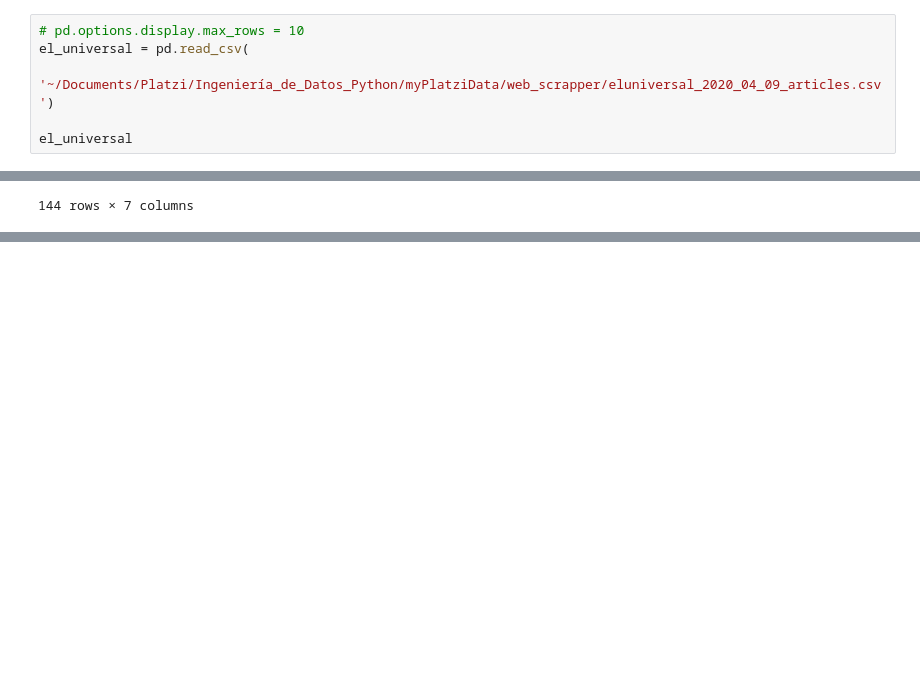
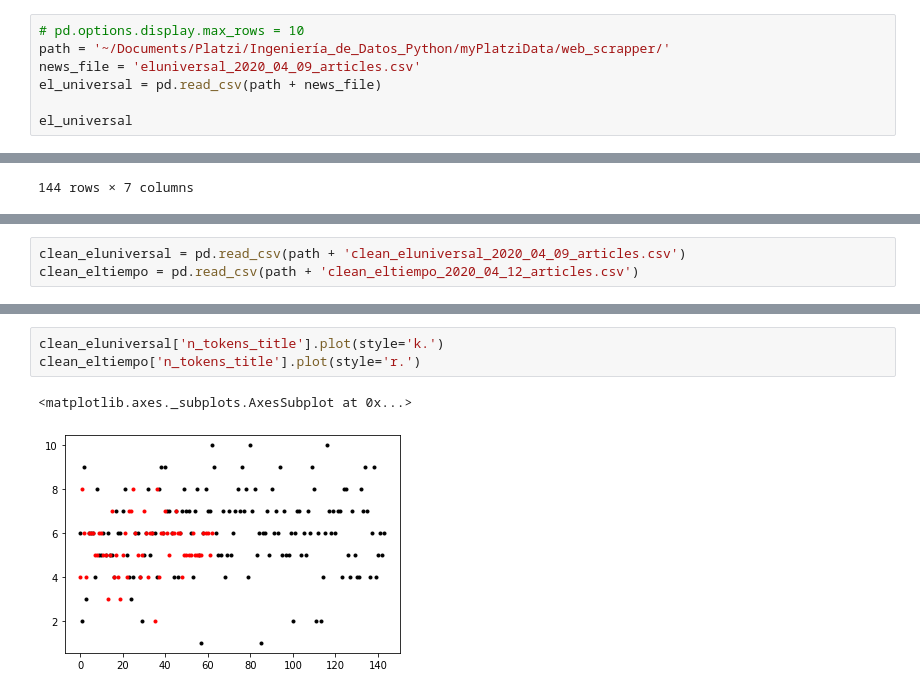
Before and after one commit to anderson-github/DataEng_WebScrap, a Jupyter notebook: myplatzidata/Platzi_Data.ipynb, the cells around one changed output, grey strips where cells are left out. Cells and saved outputs as stored; diff of their text form; blank space fills up the shorter version.

Commit message:
Adding descriptive analysis and data visualization

```diff
--- a/myplatzidata/Platzi_Data.ipynb
+++ b/myplatzidata/Platzi_Data.ipynb
@@ -119,8 +119,9 @@ df_test2
 ## **Read Data**
 # %%
 # pd.options.display.max_rows = 10
-el_universal = pd.read_csv(
-    '~/Documents/Platzi/Ingeniería_de_Datos_Python/myPlatziData/web_scrapper/eluniversal_2020_04_09_articles.csv')
+path = '~/Documents/Platzi/Ingeniería_de_Datos_Python/myPlatziData/web_scrapper/'
+news_file = 'eluniversal_2020_04_09_articles.csv'
+el_universal = pd.read_csv(path + news_file)
 
 el_universal
 # %% [output]
@@ -454,0 +458,3 @@ el_universal
+# %%
+clean_eluniversal = pd.read_csv(path + 'clean_eluniversal_2020_04_09_articles.csv')
+clean_eltiempo = pd.read_csv(path + 'clean_eltiempo_2020_04_12_articles.csv')
@@ -454,0 +485,6 @@ el_universal
+# %%
+clean_eluniversal['n_tokens_title'].plot(style='k.')
+clean_eltiempo['n_tokens_title'].plot(style='r.')
+# %% [output]
+<matplotlib.axes._subplots.AxesSubplot at 0x...>
+[figure, added]
```
Also changed, not shown: parts of 8 cells of this notebook, 2 other files.
